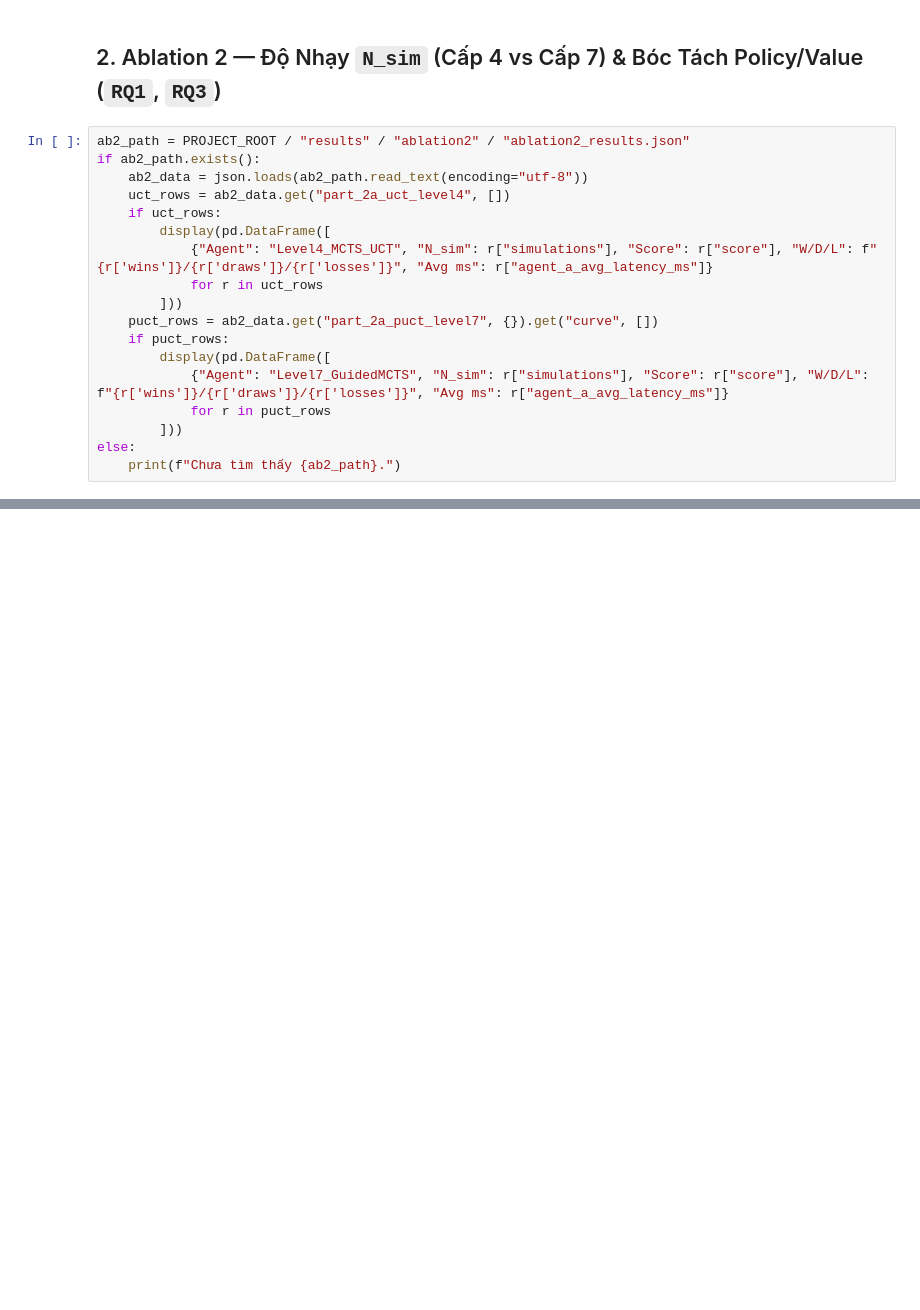
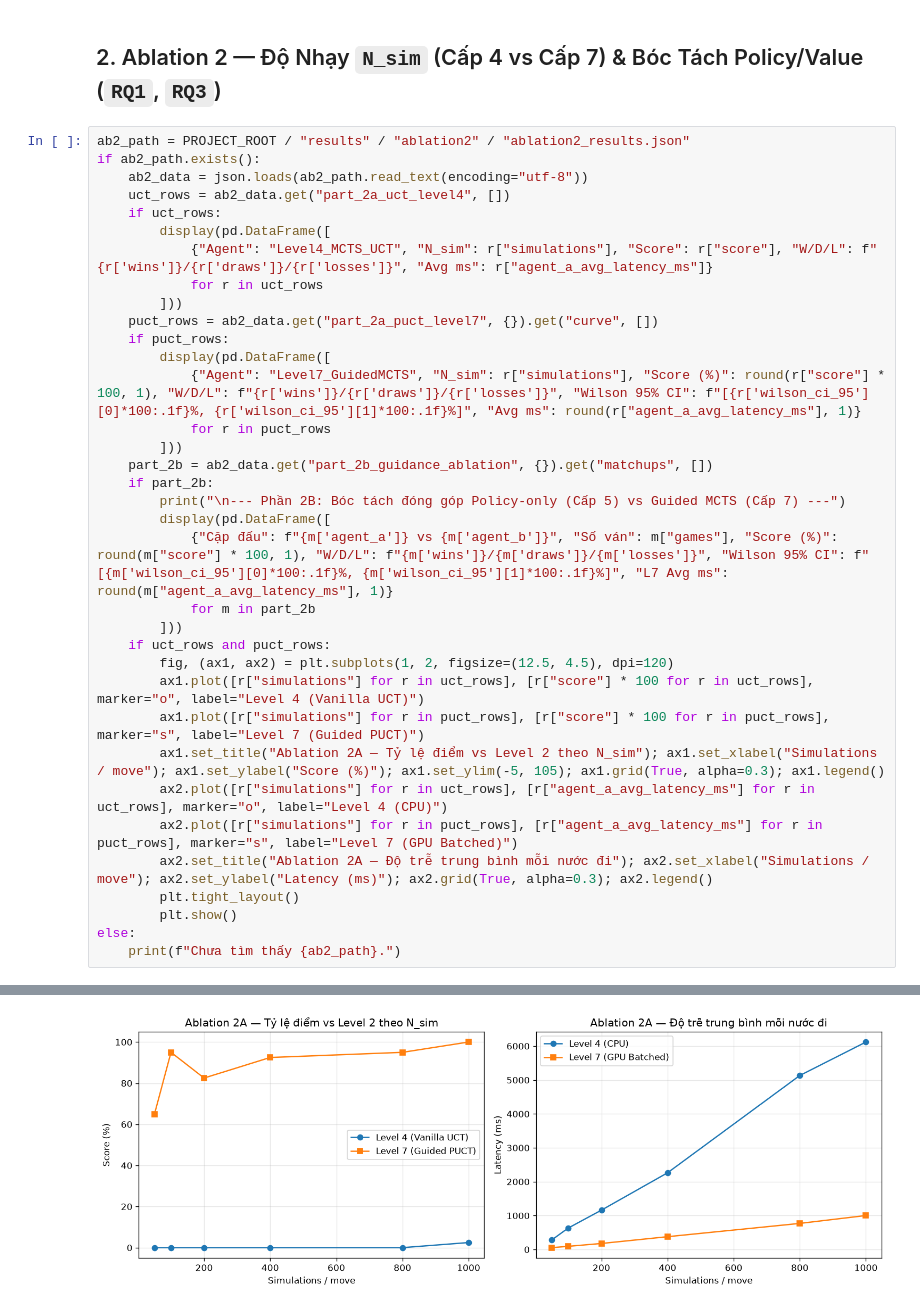
Before and after one commit to VoVanTuan284/101_TTNTNC, a Jupyter notebook: notebooks/05_ablation_studies.ipynb, the cells around one changed output, grey strips where cells are left out. Drawn from its saved outputs; the diff is of its cells as text; blank space fills up the shorter version.

Commit message:
docs(nb05): cập nhật output và biểu đồ Ablation 1 và Ablation 2 (Level 7 đạt 100%)

```diff
--- a/notebooks/05_ablation_studies.ipynb
+++ b/notebooks/05_ablation_studies.ipynb
@@ -178,8 +212,26 @@ if ab2_path.exists():
     puct_rows = ab2_data.get("part_2a_puct_level7", {}).get("curve", [])
     if puct_rows:
         display(pd.DataFrame([
-            {"Agent": "Level7_GuidedMCTS", "N_sim": r["simulations"], "Score": r["score"], "W/D/L": f"{r['wins']}/{r['draws']}/{r['losses']}", "Avg ms": r["agent_a_avg_latency_ms"]}
+            {"Agent": "Level7_GuidedMCTS", "N_sim": r["simulations"], "Score (%)": round(r["score"] * 100, 1), "W/D/L": f"{r['wins']}/{r['draws']}/{r['losses']}", "Wilson 95% CI": f"[{r['wilson_ci_95'][0]*100:.1f}%, {r['wilson_ci_95'][1]*100:.1f}%]", "Avg ms": round(r["agent_a_avg_latency_ms"], 1)}
             for r in puct_rows
         ]))
+    part_2b = ab2_data.get("part_2b_guidance_ablation", {}).get("matchups", [])
+    if part_2b:
+        print("\n--- Phần 2B: Bóc tách đóng góp Policy-only (Cấp 5) vs Guided MCTS (Cấp 7) ---")
+        display(pd.DataFrame([
+            {"Cặp đấu": f"{m['agent_a']} vs {m['agent_b']}", "Số ván": m["games"], "Score (%)": round(m["score"] * 100, 1), "W/D/L": f"{m['wins']}/{m['draws']}/{m['losses']}", "Wilson 95% CI": f"[{m['wilson_ci_95'][0]*100:.1f}%, {m['wilson_ci_95'][1]*100:.1f}%]", "L7 Avg ms": round(m["agent_a_avg_latency_ms"], 1)}
+            for m in part_2b
+        ]))
+    if uct_rows and puct_rows:
+        fig, (ax1, ax2) = plt.subplots(1, 2, figsize=(12.5, 4.5), dpi=120)
+        ax1.plot([r["simulations"] for r in uct_rows], [r["score"] * 100 for r in uct_rows], marker="o", label="Level 4 (Vanilla UCT)")
+        ax1.plot([r["simulations"] for r in puct_rows], [r["score"] * 100 for r in puct_rows], marker="s", label="Level 7 (Guided PUCT)")
+        ax1.set_title("Ablation 2A — Tỷ lệ điểm vs Level 2 theo N_sim"); ax1.set_xlabel("Simulations / move"); ax1.set_ylabel("Score (%)"); ax1.set_ylim(-5, 105); ax1.grid(True, alpha=0.3); ax1.legend()
+        ax2.plot([r["simulations"] for r in uct_rows], [r["agent_a_avg_latency_ms"] for r in uct_rows], marker="o", label="Level 4 (CPU)")
+        ax2.plot([r["simulations"] for r in puct_rows], [r["agent_a_avg_latency_ms"] for r in puct_rows], marker="s", label="Level 7 (GPU Batched)")
+        ax2.set_title("Ablation 2A — Độ trễ trung bình mỗi nước đi"); ax2.set_xlabel("Simulations / move"); ax2.set_ylabel("Latency (ms)"); ax2.grid(True, alpha=0.3); ax2.legend()
+        plt.tight_layout()
+        plt.show()
 else:
     print(f"Chưa tìm thấy {ab2_path}.")
+# %% [output]
@@ -185,0 +255 @@ else:
+[figure, added]
```
Also changed, not shown: parts of 4 cells of this notebook.
